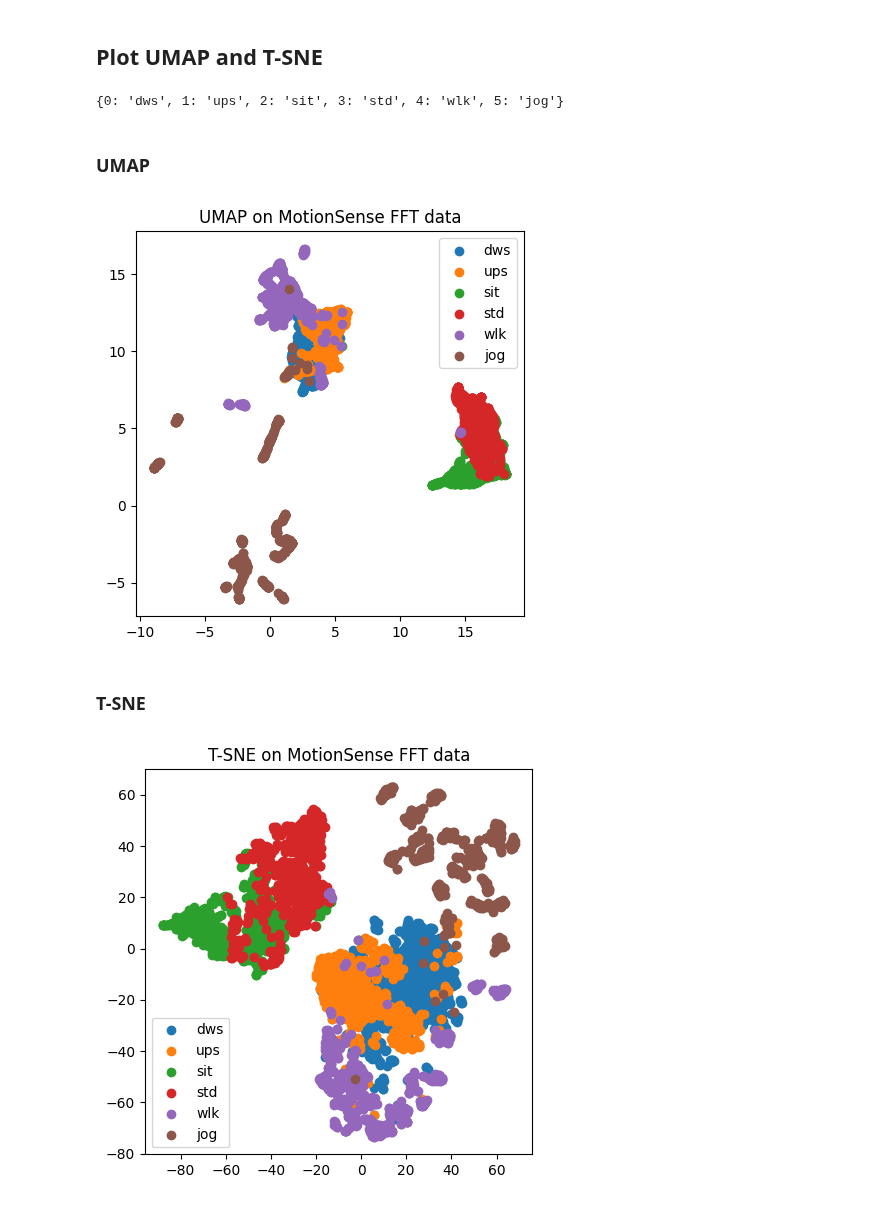
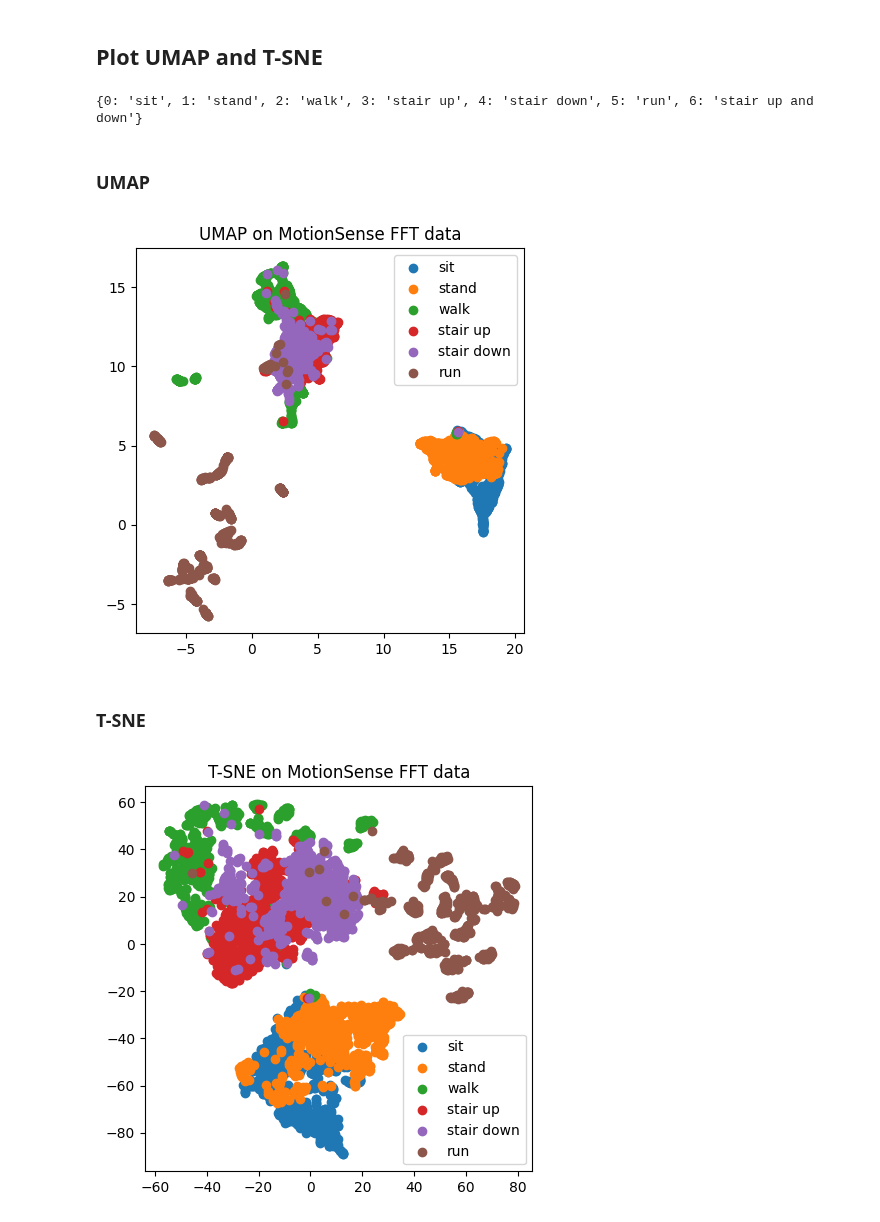
Before and after one commit to otavioon/librep-hiaac, a Jupyter notebook: experiments/Intra_datasets/motionsense_20Hz_9.81_acc.ipynb, the cells around one changed output. Drawn from its saved outputs; the diff is of its cells as text; code cells hidden in the pictures.

```diff
--- a/experiments/Intra_datasets/motionsense_20Hz_9.81_acc.ipynb
+++ b/experiments/Intra_datasets/motionsense_20Hz_9.81_acc.ipynb
@@ -29,7 +29,8 @@ from librep.metrics.report import ClassificationReport
 # %%
 # Load MotionSense and create PandasMultiModalDatasets with the correct pre-defined windows
-loader = MotionSense_BalancedView20HZ("../../data/views/MotionSense/balanced_20Hz_9.81_acc", download=False)
-train_val, test = loader.load(concat_train_validation=True)
+loader = MotionSense_BalancedView20HZ("../../data/views/MotionSense/balanced_20Hz_9.81_acc",
+                                      download=False)
+train_val, test = loader.load(concat_train_validation=True, label="standard activity code")
 # %%
 train_val.window_names, train_val.window_slices
 # %% [output]
@@ -233,25 +234,33 @@ def plot(df, figsize: tuple = (5, 5), title: str = None, labels: dict = None):
     plt.title(title)
     plt.show()
 # %%
-labels = {0: "dws", 1: "ups", 2: "sit", 3: "std", 4: "wlk", 5: "jog"}
-print(labels)
+standard_activity_codes = {
+    0: "sit",
+    1: "stand",
+    2: "walk",
+    3: "stair up",
+    4: "stair down",
+    5: "run",
+    6: "stair up and down"
+}
+print(standard_activity_codes)
 # %% [output]
-{0: 'dws', 1: 'ups', 2: 'sit', 3: 'std', 4: 'wlk', 5: 'jog'}
+{0: 'sit', 1: 'stand', 2: 'walk', 3: 'stair up', 4: 'stair down', 5: 'run', 6: 'stair up and down'}
 # %% [markdown]
 ### UMAP
 # %%
-model = UMAP(n_components=2)
+model = UMAP(n_components=2, random_state=0)
 result = pd.DataFrame(model.fit_transform(train_val_fft[:][0]), columns=["x", "y"])
 result["label"] = train_val_fft[:][1]
-plot(result, title="UMAP on MotionSense FFT data", labels=labels)
+plot(result, title="UMAP on MotionSense FFT data", labels=standard_activity_codes)
 # %% [output]
-[figure, old version]
+[figure, new version]
 # %% [markdown]
 ### T-SNE
 # %%
-model = TSNE(n_components=2)
+model = TSNE(n_components=2, random_state=0)
 result = pd.DataFrame(model.fit_transform(train_val_fft[:][0]), columns=["x", "y"])
 result["label"] = train_val_fft[:][1]
-plot(result, title="T-SNE on MotionSense FFT data", labels=labels)
+plot(result, title="T-SNE on MotionSense FFT data", labels=standard_activity_codes)
 # %% [output]
-[figure, old version]
+[figure, new version]
```
Also changed, not shown: parts of 5 cells of this notebook, 1 other file.
